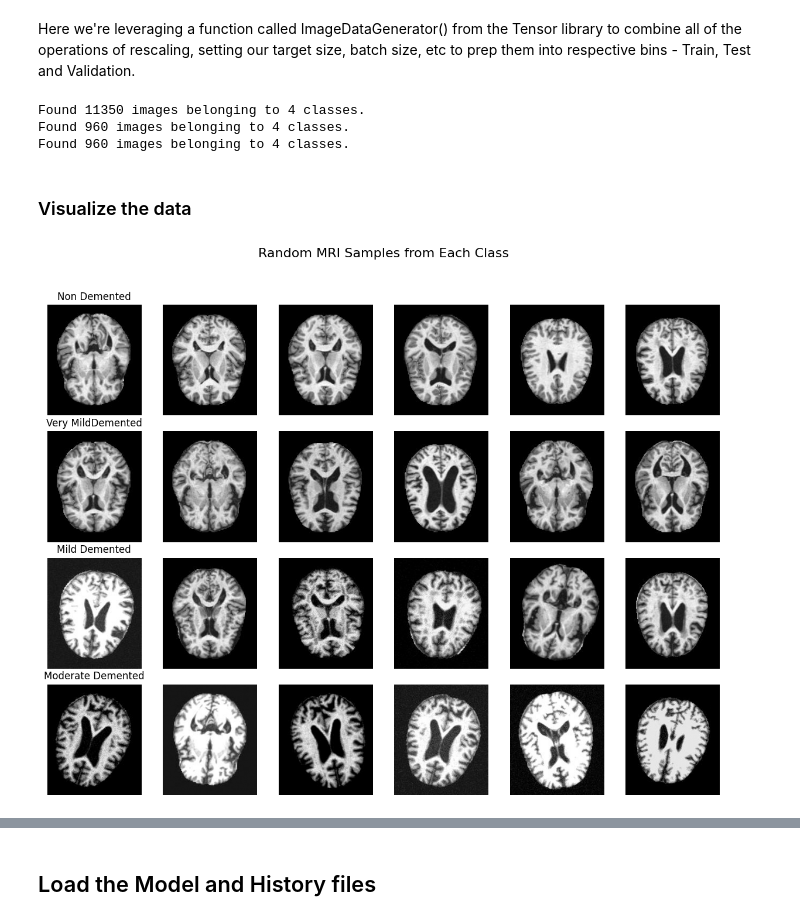
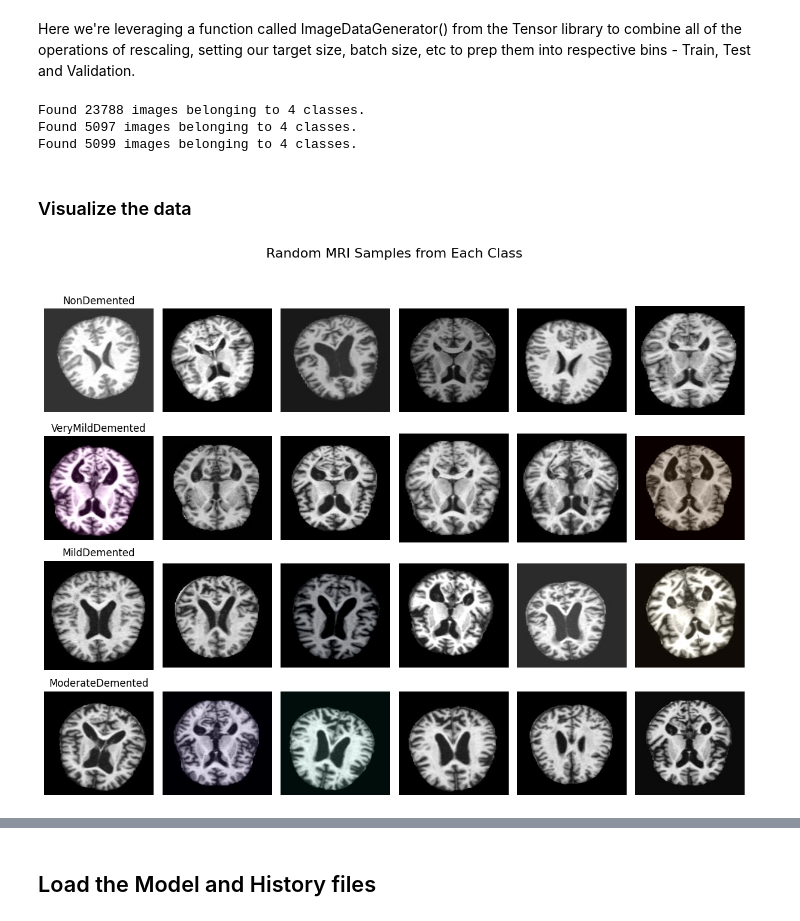
Before and after one commit to AIBC2024/Group2_Project3_AI_Chatbot, a Jupyter notebook: MRI_dementia_classification_load_model.ipynb, the cells around one changed output, grey strips where cells are left out. Cells and saved outputs as stored; diff of their text form; code cells hidden in the pictures.

```diff
--- a/MRI_dementia_classification_load_model.ipynb
+++ b/MRI_dementia_classification_load_model.ipynb
@@ -51,8 +70,8 @@ imageDataGenerator_params = {
 # %%
 # Image Generators Variables
 
-# Resize all input images to 224x224
-image_size = (224, 224)
+# Resize all input images to 240x240
+image_size = (240, 240)
 
 #Number of images the model processes before updating weights
 batch_size = 32
@@ -60,8 +79,11 @@ batch_size = 32
 # Set the color space
 color_mode = 'rgb'
 
+# Class mode
+class_mode = 'categorical'
+
 # Define the class order
-class_order = ['Non Demented', 'Very MildDemented', 'Mild Demented', 'Moderate Demented']
+class_labels = ['NonDemented', 'VeryMildDemented', 'MildDemented', 'ModerateDemented']
 # %%
 # Rescaling [0,1] for neural networks to process normalized values
 train_datagen = ImageDataGenerator(imageDataGenerator_params)
@@ -73,88 +95,95 @@ train_generator = train_datagen.flow_from_directory(
     train_dir,
     target_size=image_size,
     color_mode=color_mode,
-    classes=class_order,
     batch_size=batch_size,
-    class_mode='categorical',
-    shuffle=True
+    class_mode=class_mode,
+    shuffle=False
 )
 
 val_generator = val_datagen.flow_from_directory(
     val_dir,
     target_size=image_size,
     color_mode=color_mode,
-    classes=class_order,
     batch_size=batch_size,
-    class_mode='categorical',
-    shuffle=True
+    class_mode=class_mode,
+    shuffle=False
 )
 
 test_generator = test_datagen.flow_from_directory(
     test_dir,
     target_size=image_size,
     color_mode=color_mode,
-    classes=class_order,
     batch_size=batch_size,
-    class_mode='categorical',
-    shuffle=True
+    class_mode=class_mode,
+    shuffle=False
 )
 # %% [output]
-Found 11350 images belonging to 4 classes.
-Found 960 images belonging to 4 classes.
-Found 960 images belonging to 4 classes.
+Found 23788 images belonging to 4 classes.
+Found 5097 images belonging to 4 classes.
+Found 5099 images belonging to 4 classes.
 # %% [markdown]
 ### Visualize the data
 # %%
 # Corresponding actual folder names in the dataset
+
+# # Use this folder map for the original dataset
+# folder_map = {
+#     'Non Demented': 'Non Demented',
+#     'Very MildDemented': 'Very MildDemented',
+#     'Mild Demented': 'Mild Demented/Mild Demented Merge',
+#     'Moderate Demented': 'Moderate Demented/Moderate Demented Merge'
+# }
+
+# Use this folder map for the augmented dataset
 folder_map = {
-    'Non Demented': 'Non Demented',
-    'Very MildDemented': 'Very MildDemented',
-    'Mild Demented': 'Mild Demented/Mild Demented Merge',
-    'Moderate Demented': 'Moderate Demented/Moderate Demented Merge'
+    'NonDemented': 'NonDemented',
+    'VeryMildDemented': 'VeryMildDemented',
+    'MildDemented': 'MildDemented',
+    'ModerateDemented': 'ModerateDemented'
 }
 
 # Update this to your dataset's base folder path
-base_dir = path + '/Train/Train'
+base_dir = 'data_split_trainTestVal/train'
 
 # Set up subplots
-fig, axes = plt.subplots(len(class_order), 6, figsize=(12, 10))
-if len(class_order) == 1:
+fig, axes = plt.subplots(len(class_labels), 6, figsize=(12, 10))
+if len(class_labels) == 1:
     axes = np.expand_dims(axes, axis=0)
 
 fig.suptitle('Random MRI Samples from Each Class', fontsize=16)
 
-for row_idx, label in enumerate(class_order):
+for row_idx, label in enumerate(class_labels):
     folder_name = folder_map[label]
     class_path = os.path.join(base_dir, folder_name)
 
     if not os.path.exists(class_path):
         print(f"Directory not found for: {folder_name}")
         continue
 
     image_files = [f for f in os.listdir(class_path) if f.lower().endswith(('.jpg', '.jpeg', '.png'))]
 
     if len(image_files) == 0:
         print(f"No images found in folder: {folder_name}")
         continue
 
     # Safe sampling (with replacement if fewer than 6)
     sampled_files = random.choices(image_files, k=min(6, len(image_files)))
 
     for col_idx in range(6):
         ax = axes[row_idx, col_idx]
         ax.axis('off')
 
         if col_idx < len(sampled_files):
             img_path = os.path.join(class_path, sampled_files[col_idx])
             image = mpimg.imread(img_path)
             ax.imshow(image, cmap='gray')
             if col_idx == 0:
                 ax.set_title(label)
 
 plt.tight_layout(rect=[0, 0.03, 1, 0.95])
 plt.show()
 # %% [output]
-[figure, old version]
+[figure, new version]
 # %%
 # Check the class indices for each generator
 train_class_indices = train_generator.class_indices
```
Also changed, not shown: parts of 15 cells of this notebook, 2 other files.
